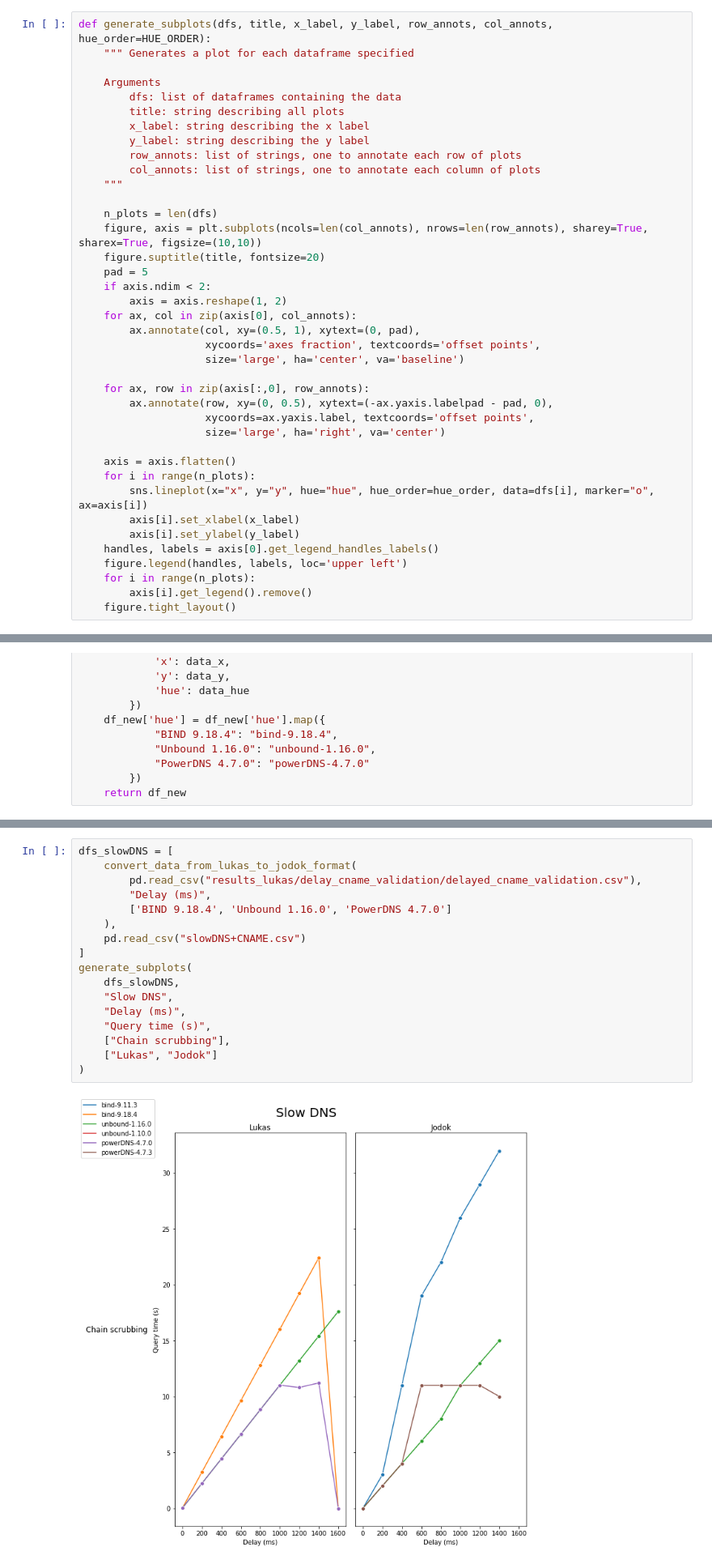
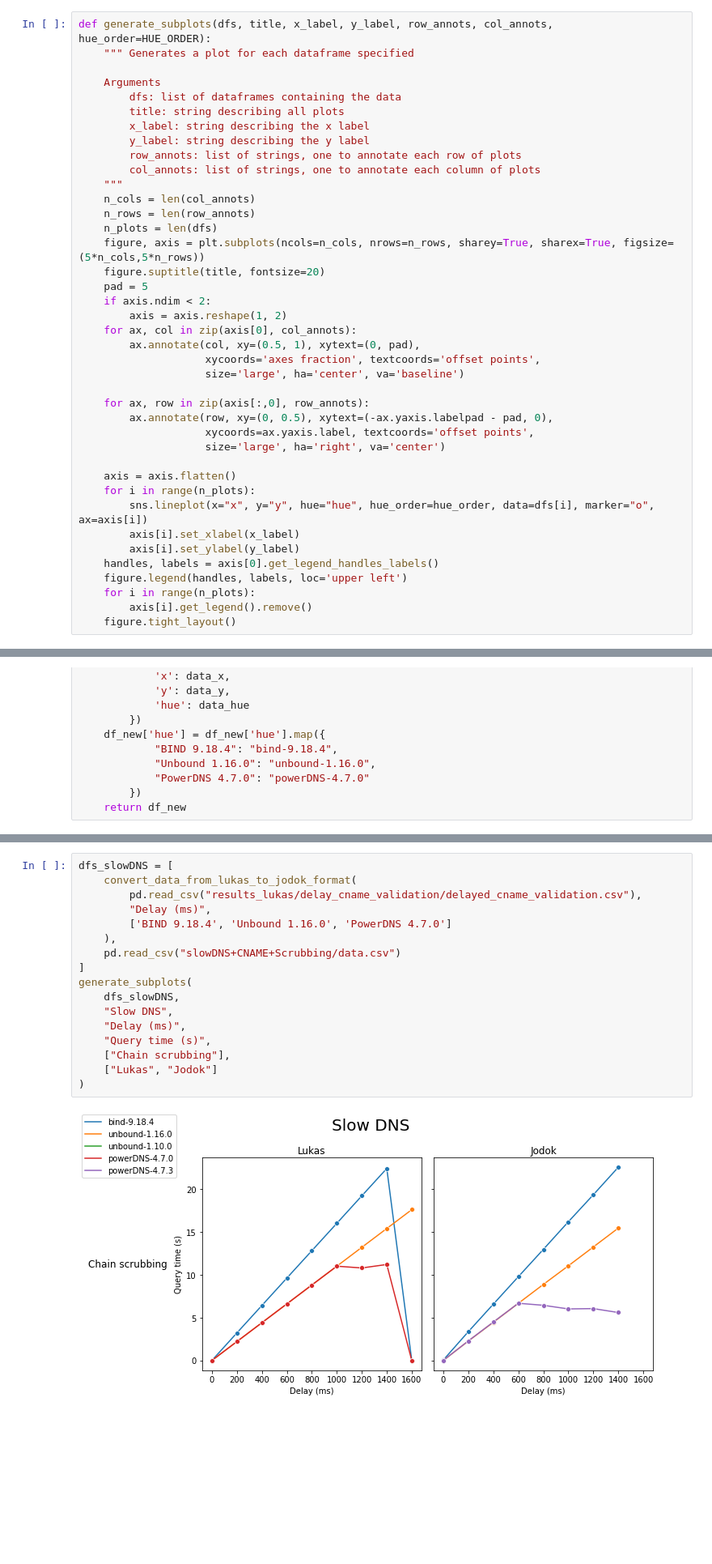
Before and after one commit to jaymoneyjay/dns-testbed, a Jupyter notebook: results/plotter.ipynb, the cells around one changed output, grey strips where cells are left out. Shown: that part at 81% size. Saved outputs shown, nothing was run; the diff lists cells and outputs as text; blank space fills up the shorter version.

Commit message:
fix slow dns inconsistency bind

```diff
--- a/results/plotter.ipynb
+++ b/results/plotter.ipynb
@@ -16,9 +16,10 @@ def generate_subplots(dfs, title, x_label, y_label, row_annots, col_annots, hue_
         row_annots: list of strings, one to annotate each row of plots
         col_annots: list of strings, one to annotate each column of plots
     """
-
+    n_cols = len(col_annots)
+    n_rows = len(row_annots)
     n_plots = len(dfs)
-    figure, axis = plt.subplots(ncols=len(col_annots), nrows=len(row_annots), sharey=True, sharex=True, figsize=(10,10))
+    figure, axis = plt.subplots(ncols=n_cols, nrows=n_rows, sharey=True, sharex=True, figsize=(5*n_cols,5*n_rows))
     figure.suptitle(title, fontsize=20)
     pad = 5
     if axis.ndim < 2:
@@ -70,22 +77,22 @@ def convert_data_from_lukas_to_jodok_format(df, x_name, y_names):
 # %%
 dfs_slowDNS = [
     convert_data_from_lukas_to_jodok_format(
         pd.read_csv("results_lukas/delay_cname_validation/delayed_cname_validation.csv"),
         "Delay (ms)",
         ['BIND 9.18.4', 'Unbound 1.16.0', 'PowerDNS 4.7.0']
     ),
-    pd.read_csv("slowDNS+CNAME.csv")
+    pd.read_csv("slowDNS+CNAME+Scrubbing/data.csv")
 ]
 generate_subplots(
     dfs_slowDNS,
     "Slow DNS",
     "Delay (ms)",
     "Query time (s)",
     ["Chain scrubbing"],
     ["Lukas", "Jodok"]
 )
 # %% [output]
-[figure, old version]
+[figure, new version]
 # %%
 dfs_subquery = [
     pd.read_csv("subquery+CNAME_QMIN=disabled/data.csv"),
```
Also changed, not shown: parts of 3 cells of this notebook, 5 other files.
